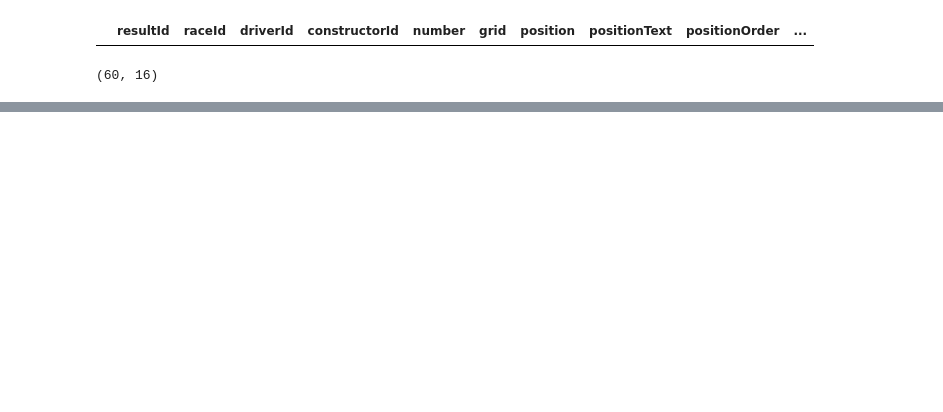
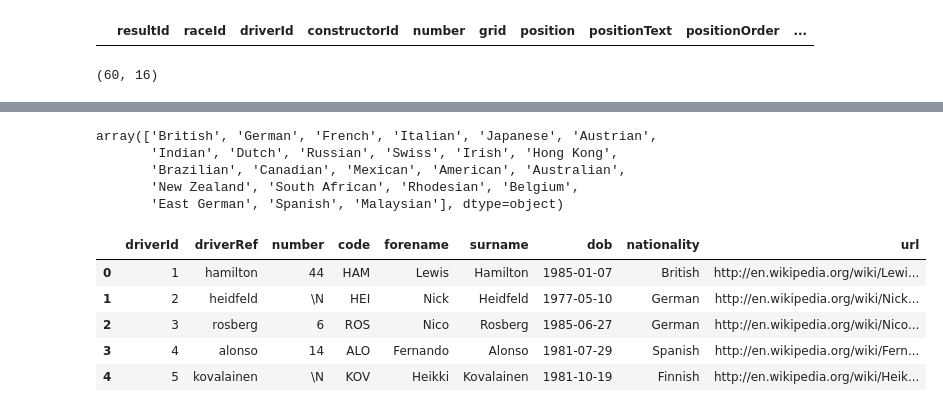
Before and after one commit to SMG-1/f1-analytics, a Jupyter notebook: eda.ipynb, the cells around one changed output, grey strips where cells are left out. Saved outputs shown, nothing was run; the diff lists cells and outputs as text; code cells hidden in the pictures; blank space fills up the shorter version.

```diff
--- a/eda.ipynb
+++ b/eda.ipynb
@@ -53,0 +119,17 @@ df_sprintres.shape
+# %%
+df_cons.nationality.unique()
+# %% [output]
+array(['British', 'German', 'French', 'Italian', 'Japanese', 'Austrian',
+       'Indian', 'Dutch', 'Russian', 'Swiss', 'Irish', 'Hong Kong',
+       'Brazilian', 'Canadian', 'Mexican', 'American', 'Australian',
+       'New Zealand', 'South African', 'Rhodesian', 'Belgium',
+       'East German', 'Spanish', 'Malaysian'], dtype=object)
+# %%
+df_driver.head()
+# %% [output]
+|  | driverId | driverRef | number | code | forename | surname | dob | nationality | url |
+| 0 | 1 | hamilton | 44 | HAM | Lewis | Hamilton | 1985-01-07 | British | http://en.wikipedia.org/wiki/Lewi... |
+| 1 | 2 | heidfeld | \N | HEI | Nick | Heidfeld | 1977-05-10 | German | http://en.wikipedia.org/wiki/Nick... |
+| 2 | 3 | rosberg | 6 | ROS | Nico | Rosberg | 1985-06-27 | German | http://en.wikipedia.org/wiki/Nico... |
+| 3 | 4 | alonso | 14 | ALO | Fernando | Alonso | 1981-07-29 | Spanish | http://en.wikipedia.org/wiki/Fern... |
+| 4 | 5 | kovalainen | \N | KOV | Heikki | Kovalainen | 1981-10-19 | Finnish | http://en.wikipedia.org/wiki/Heik... |
```
Also changed, not shown: parts of 11 cells of this notebook.
